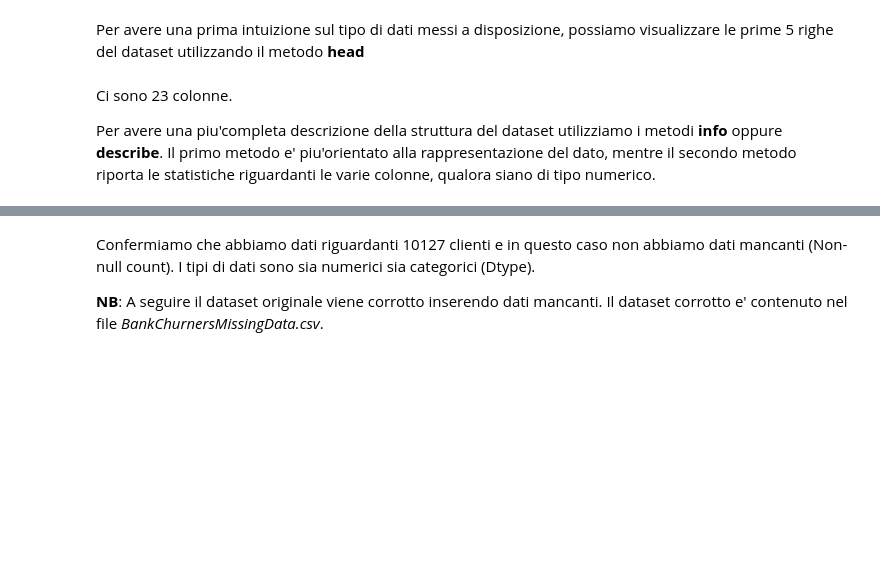
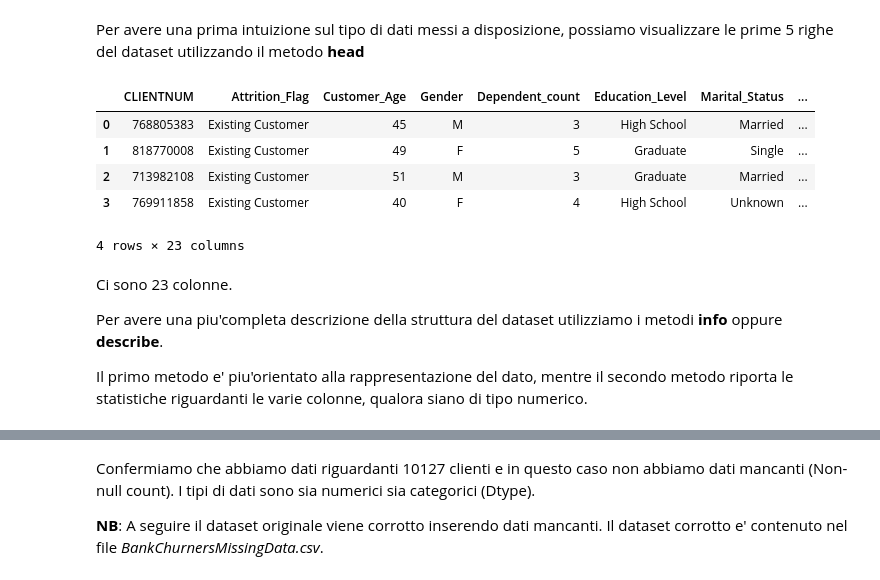
Before and after one commit to matzigno/CSML22, a Jupyter notebook: ETLinSKLearn/ETLPipeline.ipynb, the cells around one changed output, grey strips where cells are left out. Drawn from its saved outputs; the diff is of its cells as text; code cells hidden in the pictures; blank space fills up the shorter version.

```diff
--- a/ETLinSKLearn/ETLPipeline.ipynb
+++ b/ETLinSKLearn/ETLPipeline.ipynb
@@ -69,10 +93,19 @@ _Commento_: Potevo avere un'anteprima del file utilizzando anche un foglio di ca
 # %% [markdown]
 Per avere una prima intuizione sul tipo di dati messi a disposizione, possiamo visualizzare le prime 5 righe del dataset utilizzando il metodo **head**
 # %%
-raw_dataset.head()
+raw_dataset.head(4)
+# %% [output]
+|  | CLIENTNUM | Attrition_Flag | Customer_Age | Gender | Dependent_count | Education_Level | Marital_Status | ... |
+| 0 | 768805383 | Existing Customer | 45 | M | 3 | High School | Married | ... |
+| 1 | 818770008 | Existing Customer | 49 | F | 5 | Graduate | Single | ... |
+| 2 | 713982108 | Existing Customer | 51 | M | 3 | Graduate | Married | ... |
+| 3 | 769911858 | Existing Customer | 40 | F | 4 | High School | Unknown | ... |
+4 rows × 23 columns
 # %% [markdown]
 Ci sono 23 colonne.
 
-Per avere una piu'completa descrizione della struttura del dataset utilizziamo i metodi **info** oppure **describe**. Il primo metodo e' piu'orientato alla rappresentazione del dato, mentre il secondo metodo riporta le statistiche riguardanti le varie colonne, qualora siano di tipo numerico.
+Per avere una piu'completa descrizione della struttura del dataset utilizziamo i metodi **info** oppure **describe**.
+
+Il primo metodo e' piu'orientato alla rappresentazione del dato, mentre il secondo metodo riporta le statistiche riguardanti le varie colonne, qualora siano di tipo numerico.
 # %%
 raw_dataset.info()
```
Also changed, not shown: parts of 126 cells of this notebook.
